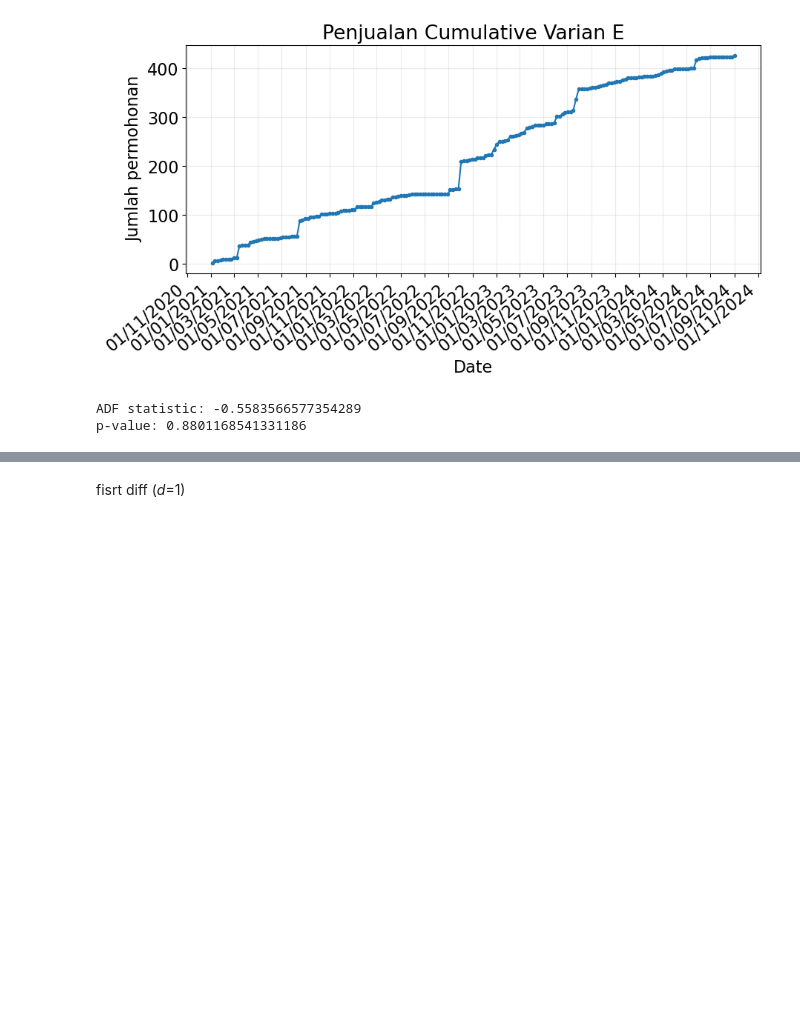
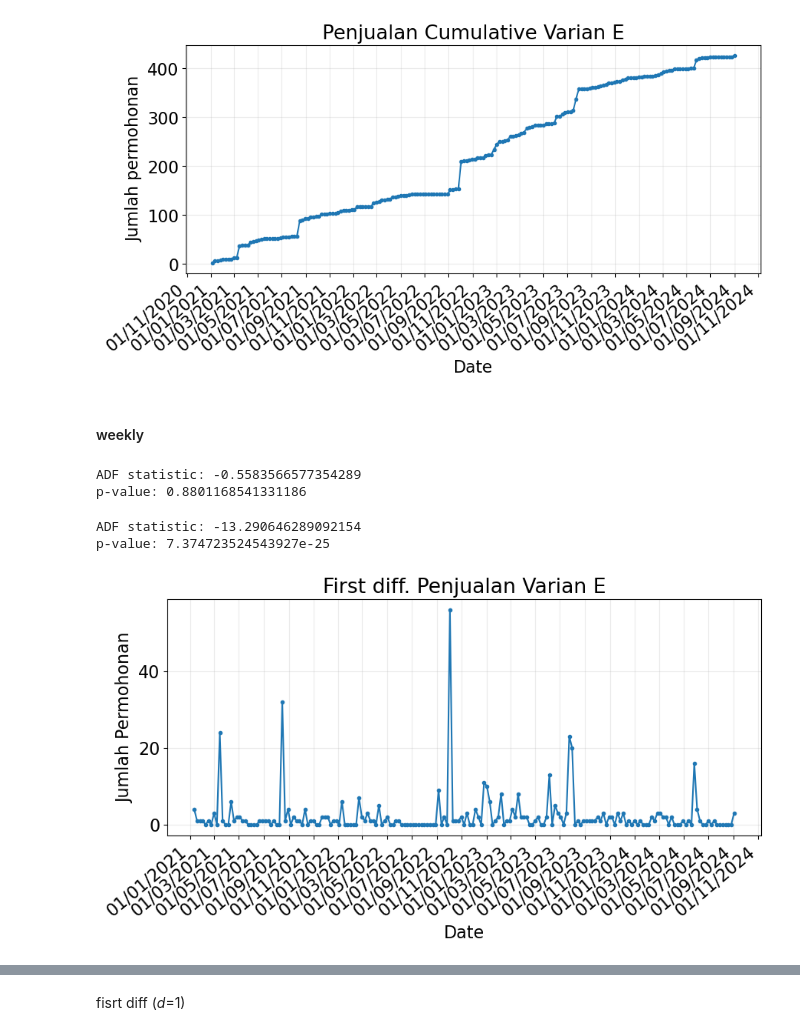
Before and after one commit to anajesset/tugas-akhirr, a Jupyter notebook: varian_e.ipynb, the cells around one changed output, grey strips where cells are left out. Cells and saved outputs as stored; diff of their text form; code cells hidden in the pictures; blank space fills up the shorter version.

```diff
--- a/varian_e.ipynb
+++ b/varian_e.ipynb
@@ -210,3 +206,5 @@ plot_time_series(df_E_weekly["Tgl. Mohon"], df_E_weekly["cumulative_sum"],
+# %% [markdown]
+#### weekly
 # %%
 ADF_result = adfuller(df_E_weekly["cumulative_sum"])
 print(f"ADF statistic: {ADF_result[0]}")
@@ -214,3 +212,17 @@ print(F"p-value: {ADF_result[1]}")
 # %% [output]
 ADF statistic: -0.5583566577354289
 p-value: 0.8801168541331186
+# %%
+E_diff = np.diff(df_E_weekly["cumulative_sum"], n=1)
+ADF_result = adfuller(E_diff)
+print(f"ADF statistic: {ADF_result[0]}")
+print(F"p-value: {ADF_result[1]}")
+# %% [output]
+ADF statistic: -13.290646289092154
+p-value: 7.374723524543927e-25
+# %%
+plot_time_series(df_E_weekly["Tgl. Mohon"].iloc[1:], E_diff,
+                 title="First diff. Penjualan Varian E",
+                 xlabel="Date", ylabel="Jumlah Permohonan")
+# %% [output]
+[figure, added]
```
Also changed, not shown: parts of 22 cells of this notebook, 20 other files.
